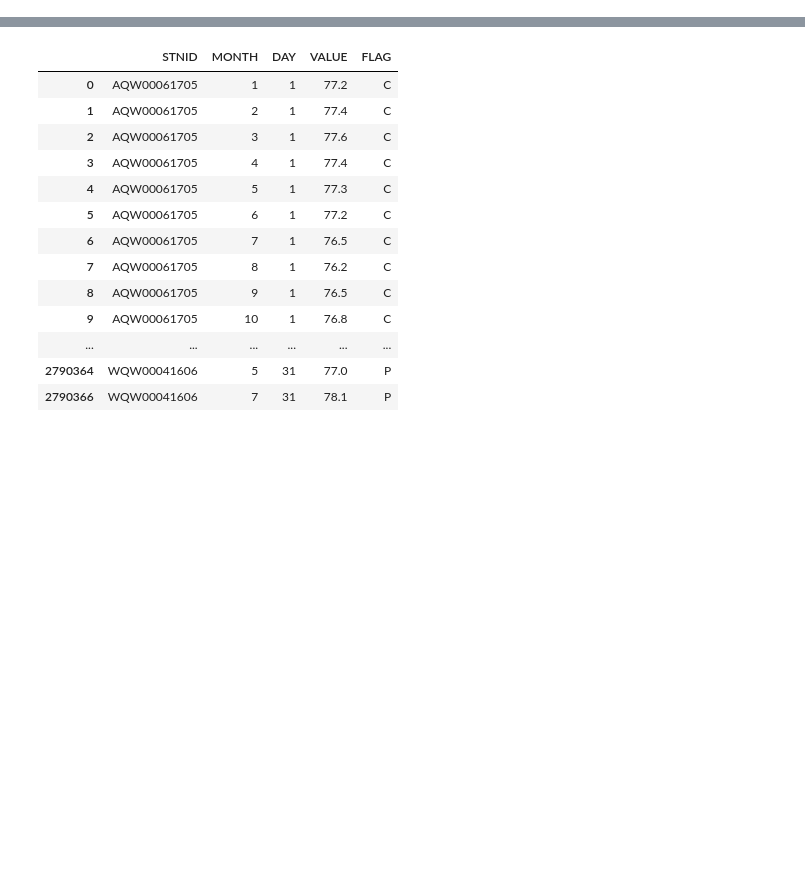
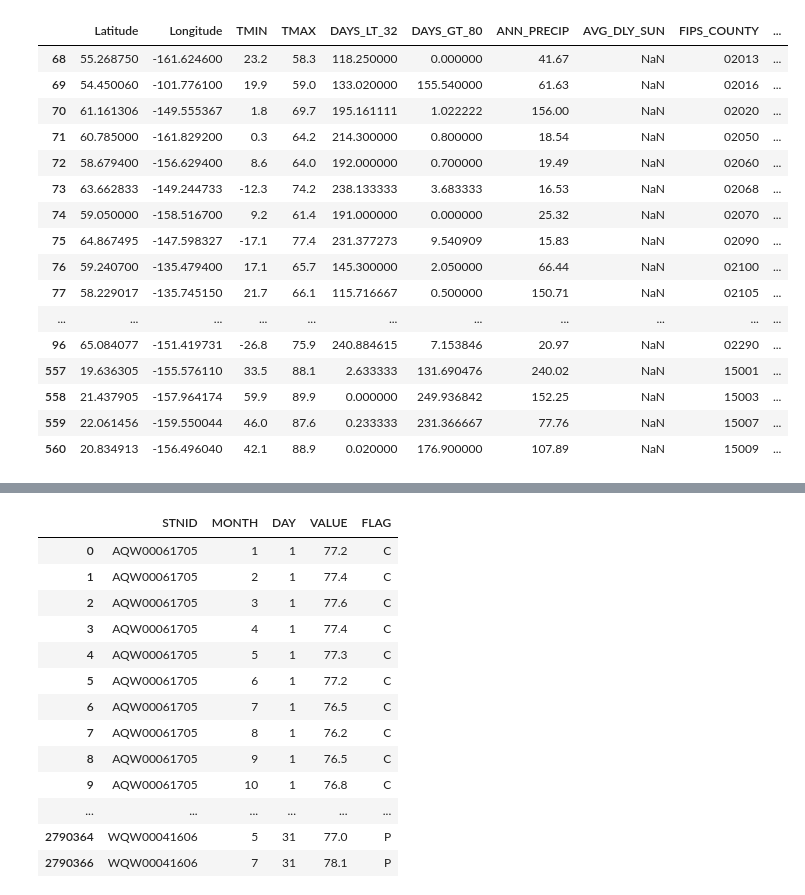
Before and after one commit to travisdoesmath/comfy-weather, a Jupyter notebook: Parse and Aggregate Data By County.ipynb, the cells around one changed output, grey strips where cells are left out. Drawn from its saved outputs; the diff is of its cells as text; code cells hidden in the pictures; blank space fills up the shorter version.

```diff
--- a/Parse and Aggregate Data By County.ipynb
+++ b/Parse and Aggregate Data By County.ipynb
@@ -7,0 +212,3 @@ weather_dir = '.'
+# %%
+avg_weekly_wage = pd.read_csv('avg_weekly_wage.csv', dtype={'FIPS_COUNTY':str})
+avg_weekly_wage.head()
@@ -7,0 +222,6 @@ weather_dir = '.'
+# %%
+sunshine_df = pd.read_csv('sunlight.txt', delimiter='\t', header=None, dtype={2:str})
+sunshine_df.columns = ['Notes','County','FIPS_COUNTY','AVG_DLY_SUN']
+sunshine_df = sunshine_df.set_index('FIPS_COUNTY')['AVG_DLY_SUN']
+sunshine_df['12086'] = sunshine_df['12025'] # Set Miami-Dade data to Dade county data
+sunshine_df
@@ -7,0 +242,25 @@ weather_dir = '.'
+# %%
+data_df = weather_data_by_county.copy()
+# %%
+data_df['AVG_DLY_SUN'] = sunshine_df
+data_df = pd.merge(data_df, avg_weekly_wage, left_index=True, right_on='FIPS_COUNTY')
+# %%
+data_df[data_df.isnull().any(axis=1)]
+# %% [output]
+|  | Latitude | Longitude | TMIN | TMAX | DAYS_LT_32 | DAYS_GT_80 | ANN_PRECIP | AVG_DLY_SUN | FIPS_COUNTY | ... |
+| 68 | 55.268750 | -161.624600 | 23.2 | 58.3 | 118.250000 | 0.000000 | 41.67 | NaN | 02013 | ... |
+| 69 | 54.450060 | -101.776100 | 19.9 | 59.0 | 133.020000 | 155.540000 | 61.63 | NaN | 02016 | ... |
+| 70 | 61.161306 | -149.555367 | 1.8 | 69.7 | 195.161111 | 1.022222 | 156.00 | NaN | 02020 | ... |
+| 71 | 60.785000 | -161.829200 | 0.3 | 64.2 | 214.300000 | 0.800000 | 18.54 | NaN | 02050 | ... |
+| 72 | 58.679400 | -156.629400 | 8.6 | 64.0 | 192.000000 | 0.700000 | 19.49 | NaN | 02060 | ... |
+| 73 | 63.662833 | -149.244733 | -12.3 | 74.2 | 238.133333 | 3.683333 | 16.53 | NaN | 02068 | ... |
+| 74 | 59.050000 | -158.516700 | 9.2 | 61.4 | 191.000000 | 0.000000 | 25.32 | NaN | 02070 | ... |
+| 75 | 64.867495 | -147.598327 | -17.1 | 77.4 | 231.377273 | 9.540909 | 15.83 | NaN | 02090 | ... |
+| 76 | 59.240700 | -135.479400 | 17.1 | 65.7 | 145.300000 | 2.050000 | 66.44 | NaN | 02100 | ... |
+| 77 | 58.229017 | -135.745150 | 21.7 | 66.1 | 115.716667 | 0.500000 | 150.71 | NaN | 02105 | ... |
+| ... | ... | ... | ... | ... | ... | ... | ... | ... | ... | ... |
+| 96 | 65.084077 | -151.419731 | -26.8 | 75.9 | 240.884615 | 7.153846 | 20.97 | NaN | 02290 | ... |
+| 557 | 19.636305 | -155.576110 | 33.5 | 88.1 | 2.633333 | 131.690476 | 240.02 | NaN | 15001 | ... |
+| 558 | 21.437905 | -157.964174 | 59.9 | 89.9 | 0.000000 | 249.936842 | 152.25 | NaN | 15003 | ... |
+| 559 | 22.061456 | -159.550044 | 46.0 | 87.6 | 0.233333 | 231.366667 | 77.76 | NaN | 15007 | ... |
+| 560 | 20.834913 | -156.496040 | 42.1 | 88.9 | 0.020000 | 176.900000 | 107.89 | NaN | 15009 | ... |
```
Also changed, not shown: parts of 16 cells of this notebook, 3 other files.
